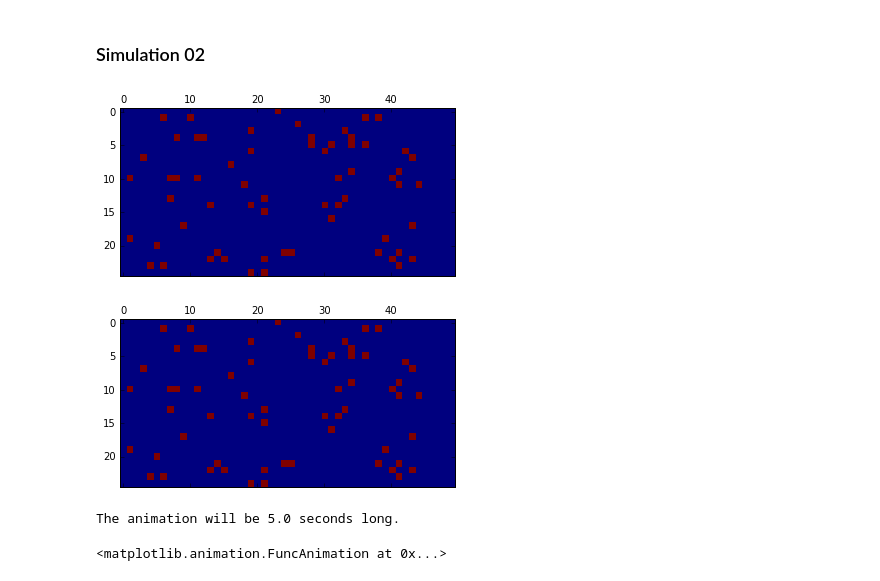
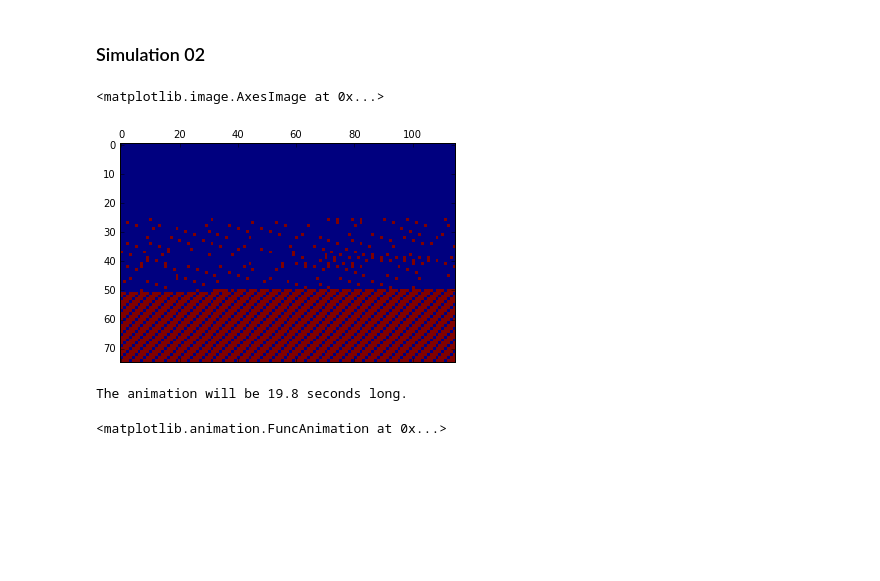
Before and after one commit to UCO-CSPI/CellularAutomaton, a Jupyter notebook: testingCAGrid.ipynb, the cells around one changed output. Cells and saved outputs as stored; diff of their text form; code cells hidden in the pictures; blank space fills up the shorter version.

```diff
--- a/testingCAGrid.ipynb
+++ b/testingCAGrid.ipynb
@@ -197,26 +237,24 @@ MyAnimation
 <matplotlib.animation.FuncAnimation at 0x...>
 # %% [markdown]
 <h3>Simulation 02</h3>
-# %%
-cell.ProbInitialTrue = .051
-rows = 25
-columns = 50
-grid=[[cell() for x in range(columns)] for y in range(rows)]
-SetNeighbors(grid, columns, rows)
-gridvalues=[[grid[y][x].value for x in range(columns)] for y in range(rows)]
-MyFigure, MyAxes = plt.subplots()
-MyAxes.matshow(gridvalues)
-MyFigure
-# %% [output]
-[figure, removed]
-[figure, removed]
+# %%
+rows = 75
+columns = 115
+MyGrid=CAGrid((rows,columns),MyDtype)  #initilized with whatever random memory was at the location.
+MyGrid.SetValue()
+MyGrid.SetBoundary()
+MyFigure, MyAxes = plt.subplots()
+MyAxes.matshow(MyGrid['State'])
+# %% [output]
+<matplotlib.image.AxesImage at 0x...>
+[figure, added]
 # %%
-AnimationFrames = 100  #total number of frames in animation.
-DelayBetweenFrames = 50 #in msec (20 gives 50 fps) (33.3 gives 30 fps)
+AnimationFrames = 600  #total number of frames in animation.
+DelayBetweenFrames = 33 #in msec (20 gives 50 fps) (33.3 gives 30 fps)
 AnimationTime = AnimationFrames * DelayBetweenFrames/1000
 print ("The animation will be {:.1f} seconds long.".format(AnimationTime))
 # %% [output]
-The animation will be 5.0 seconds long.
+The animation will be 19.8 seconds long.
 # %%
 MyAnimation = animation.FuncAnimation(MyFigure, af,
                                frames=AnimationFrames, interval=DelayBetweenFrames, blit=False)
```
Also changed, not shown: parts of 42 cells of this notebook, 2 other files.
